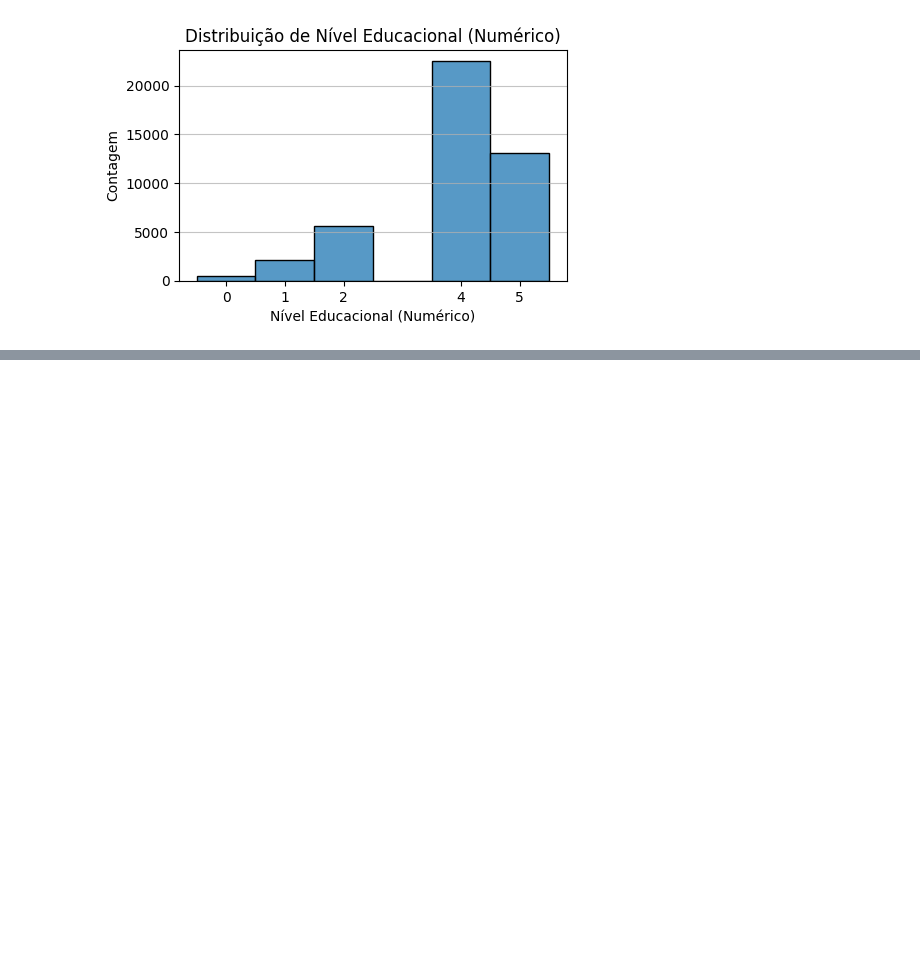
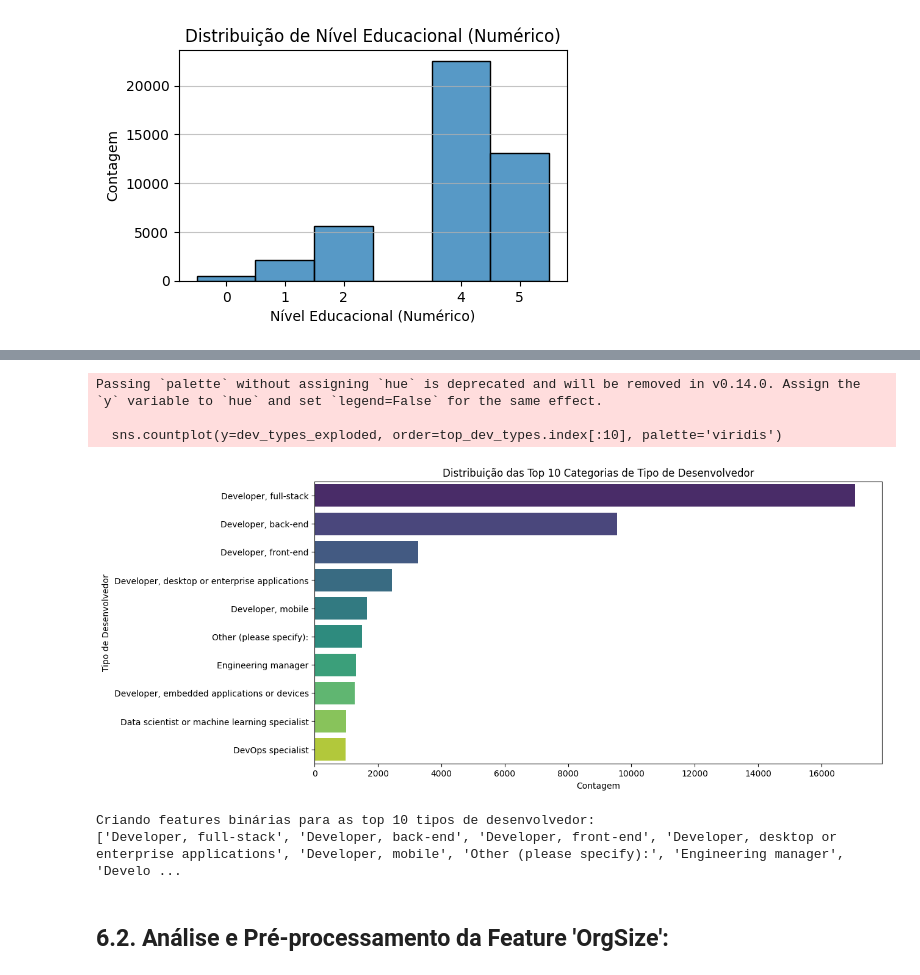
Before and after one commit to KitamuraY3/portfolio-data-science-yukio, a Jupyter notebook: Machine_Learning/Linear_Regression/Developer_Survey/Developer_Survey.ipynb, the cells around one changed output, grey strips where cells are left out. Drawn from its saved outputs; the diff is of its cells as text; code cells hidden in the pictures; blank space fills up the shorter version.

Commit message:
atualizacao do projeto developer_survey

```diff
--- a/Machine_Learning/Linear_Regression/Developer_Survey/Developer_Survey.ipynb
+++ b/Machine_Learning/Linear_Regression/Developer_Survey/Developer_Survey.ipynb
@@ -219,0 +253,11 @@ plt.show()
+# %%
+# VALORES AUSENTES:
+print(f"Valores ausentes: {df_log['DevType'].isnull().sum()} ({df_log['DevType'].isnull().sum() / len(df_log) * 100:.2f}%)")
+
+# CONTAGEM DE VALORES ÚNICOS E SUAS FREQUÊNCIAS (EXPLODINDO MÚLTIPLOS VALORES):
+dev_types_exploded = df_log['DevType'].dropna().str.split(';', expand=True).stack()
+top_dev_types = dev_types_exploded.value_counts()
+
+print("\nContagem de Tipos de Desenvolvedor (Top 10):")
+print(top_dev_types.head(10))
+print(f"Número total de categorias únicas (após explosão): {len(top_dev_types)}")
@@ -219,0 +280,24 @@ plt.show()
+# %%
+# TOP 10 CATEGORIAS DE TIPO DE DESENVOLVEDOR:
+plt.figure(figsize=(12, 6))
+sns.countplot(y=dev_types_exploded, order=top_dev_types.index[:10], palette='viridis')
+plt.title('Distribuição das Top 10 Categorias de Tipo de Desenvolvedor')
+plt.xlabel('Contagem')
+plt.ylabel('Tipo de Desenvolvedor')
+plt.show()
+# %% [output]
+Passing `palette` without assigning `hue` is deprecated and will be removed in v0.14.0. Assign the `y` variable to `hue` and set `legend=False` for the same effect.
+
+  sns.countplot(y=dev_types_exploded, order=top_dev_types.index[:10], palette='viridis')
+[figure, added]
+# %%
+# NÚMERO DE TOP CATEGORIAS A SEREM CONSIDERADAS
+num_top_dev_types = 10
+
+# OBTER O NUM_TOP_DEV_TYPES CATEGORIAS DE DESENVOLVEDOR:
+top_dev_types_list = top_dev_types.head(num_top_dev_types).index.tolist()
+print(f"\nCriando features binárias para as top {num_top_dev_types} tipos de desenvolvedor:")
+print(top_dev_types_list)
+# %% [output]
+Criando features binárias para as top 10 tipos de desenvolvedor:
+['Developer, full-stack', 'Developer, back-end', 'Developer, front-end', 'Developer, desktop or enterprise applications', 'Developer, mobile', 'Other (please specify):', 'Engineering manager', 'Develo ...
@@ -219,0 +313,2 @@ plt.show()
+# %% [markdown]
+## 6.2. Análise e Pré-processamento da Feature 'OrgSize':
```
Also changed, not shown: parts of 27 cells of this notebook.
